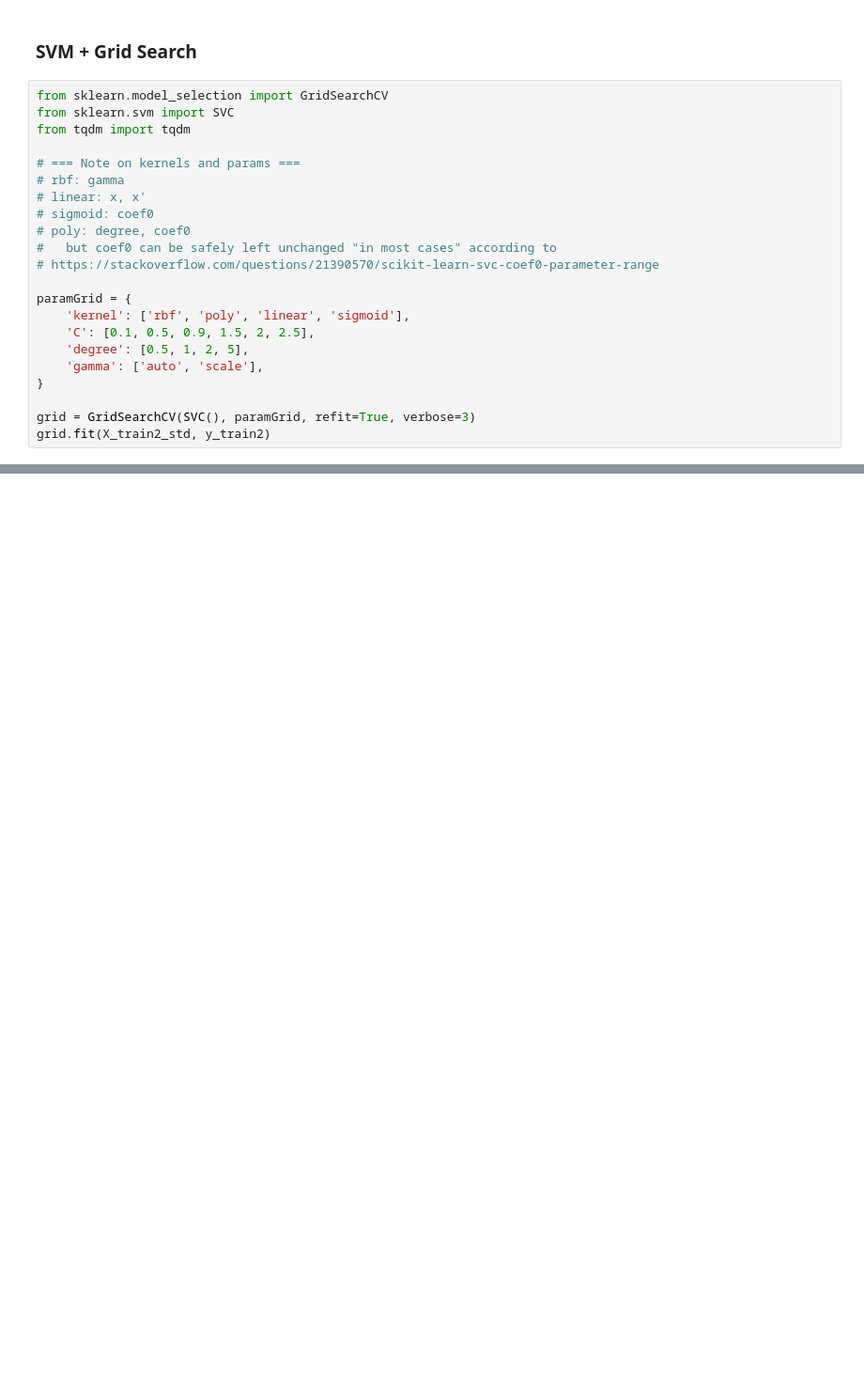
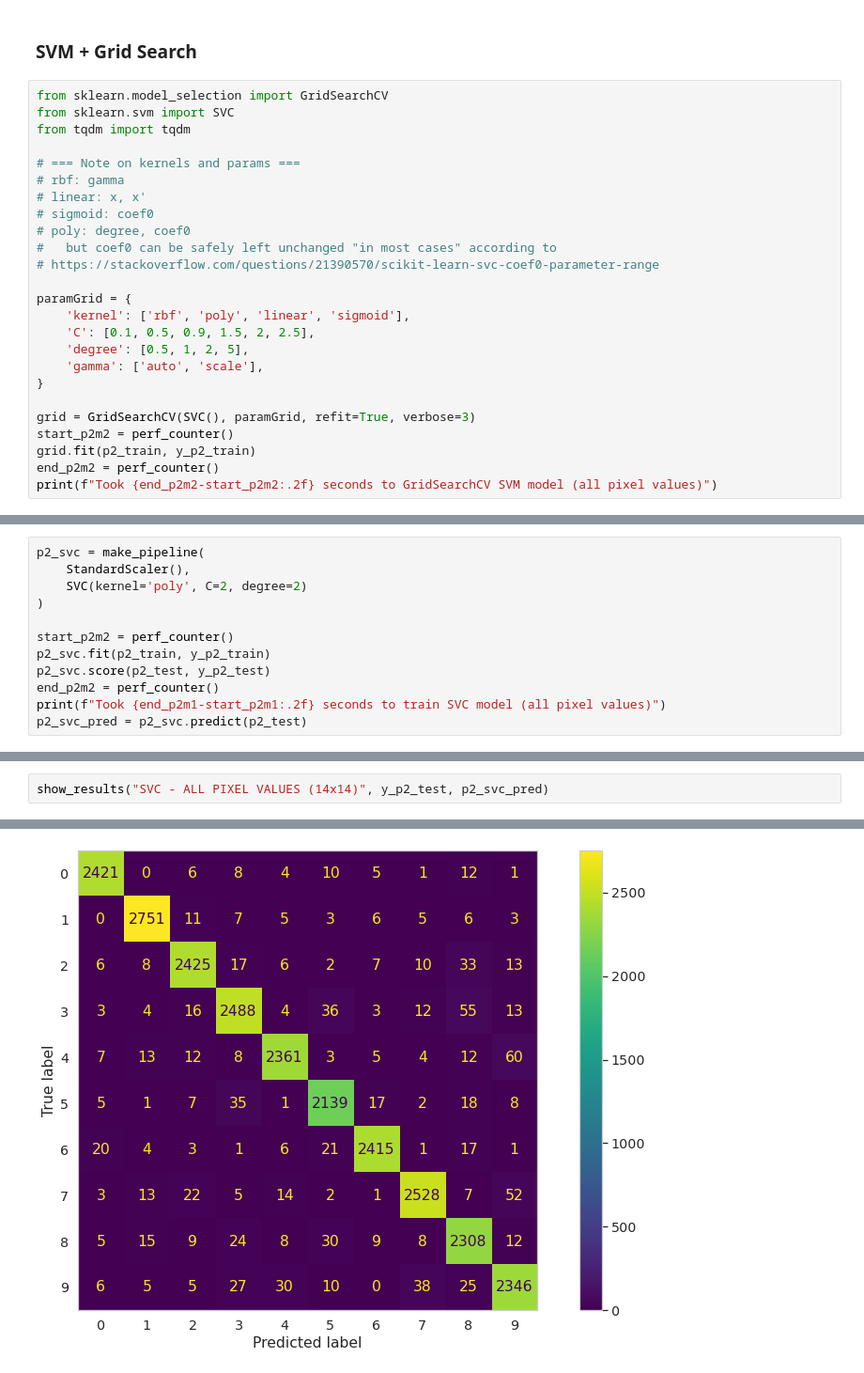
Before and after one commit to gusluchetti/uu-pattern-recognition, a Jupyter notebook: main.ipynb, the cells around one changed output, grey strips where cells are left out. Shown: that part at 94% size. Saved outputs shown, nothing was run; the diff lists cells and outputs as text; blank space fills up the shorter version.

```diff
--- a/main.ipynb
+++ b/main.ipynb
@@ -405,4 +405,7 @@ paramGrid = {
 }
 
 grid = GridSearchCV(SVC(), paramGrid, refit=True, verbose=3)
-grid.fit(X_train2_std, y_train2)
+start_p2m2 = perf_counter()
+grid.fit(p2_train, y_p2_train)
+end_p2m2 = perf_counter()
+print(f"Took {end_p2m2-start_p2m2:.2f} seconds to GridSearchCV SVM model (all pixel values)")
@@ -408,0 +418,12 @@ grid.fit(X_train2_std, y_train2)
+# %%
+p2_svc = make_pipeline(
+    StandardScaler(),
+    SVC(kernel='poly', C=2, degree=2)
+)
+
+start_p2m2 = perf_counter()
+p2_svc.fit(p2_train, y_p2_train)
+p2_svc.score(p2_test, y_p2_test)
+end_p2m2 = perf_counter()
+print(f"Took {end_p2m1-start_p2m1:.2f} seconds to train SVC model (all pixel values)")
+p2_svc_pred = p2_svc.predict(p2_test)
@@ -408,0 +432,3 @@ grid.fit(X_train2_std, y_train2)
+# %%
+show_results("SVC - ALL PIXEL VALUES (14x14)", y_p2_test, p2_svc_pred)
+# %% [output]
@@ -408,0 +453 @@ grid.fit(X_train2_std, y_train2)
+[figure, added]
```
Also changed, not shown: parts of 12 cells of this notebook, 1 other file.
